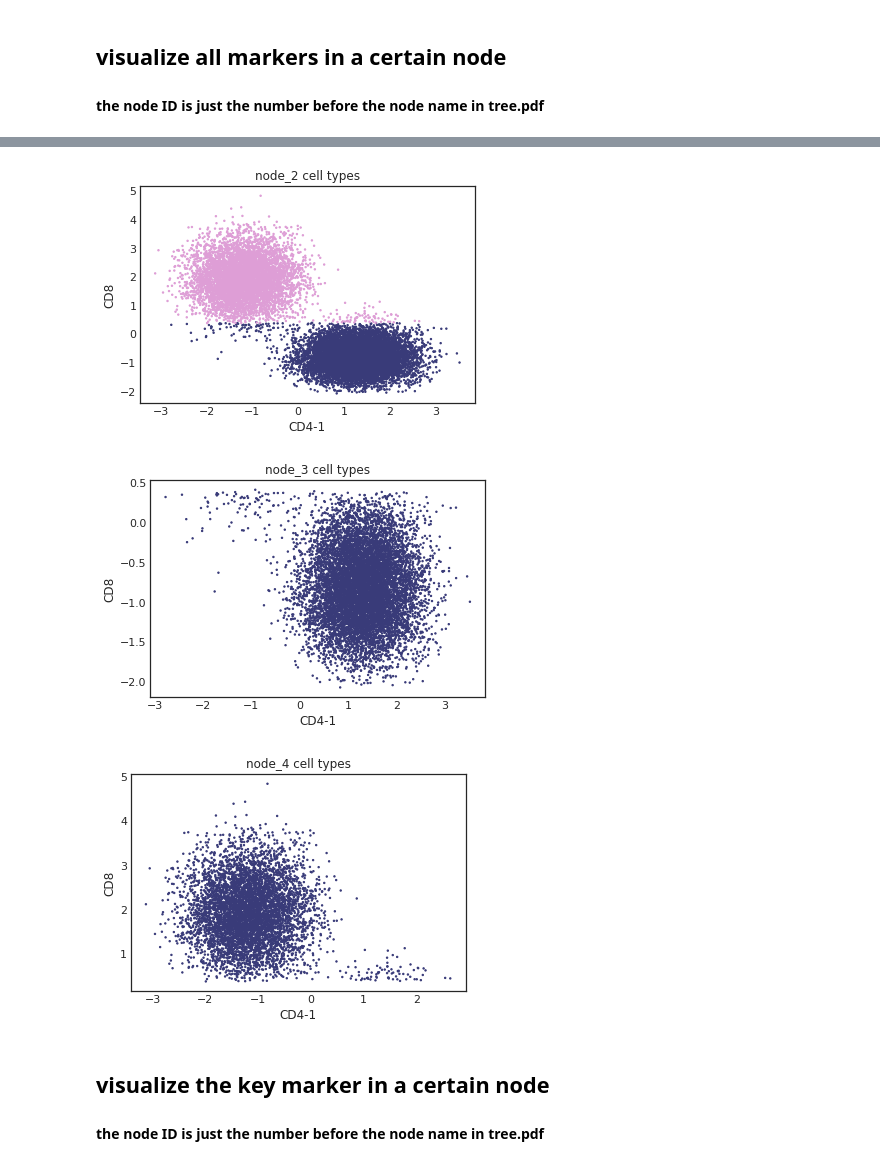
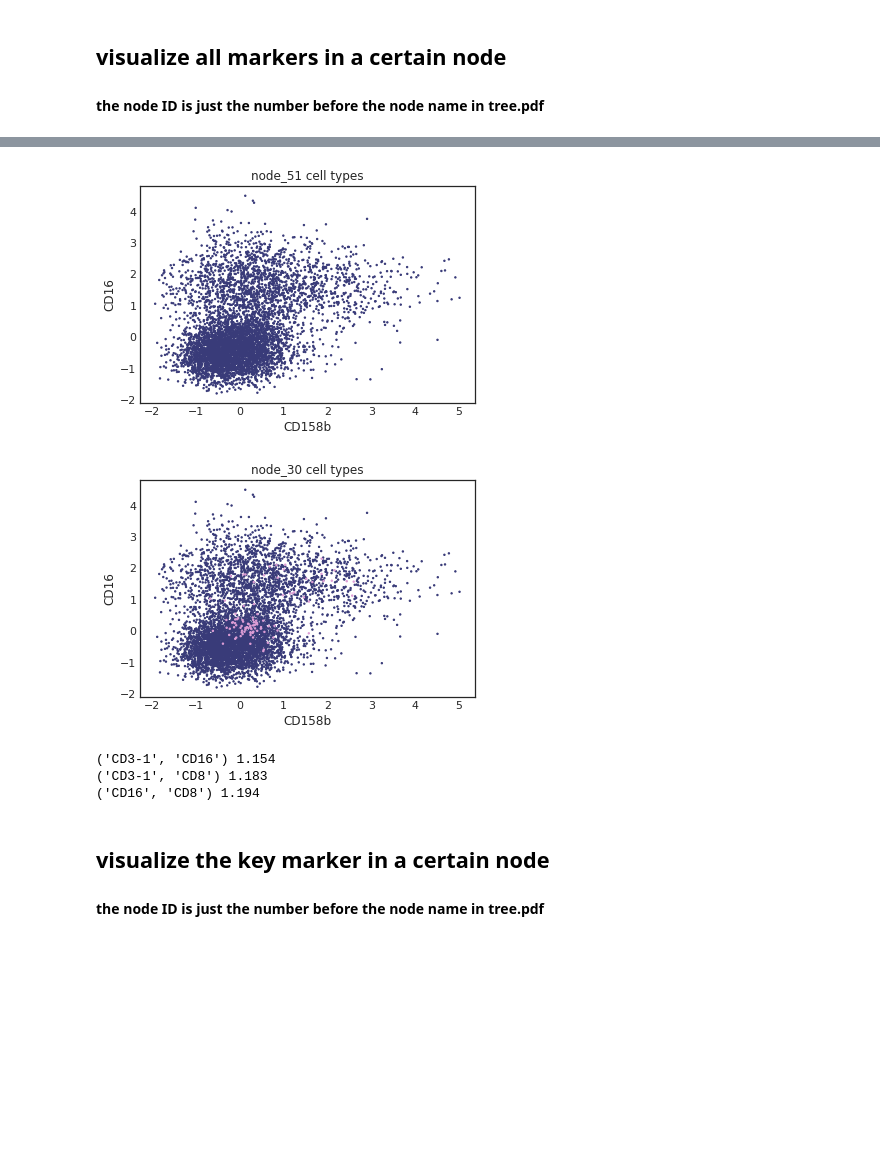
Before and after one commit to xinzhu-email/CITE-pool, a Jupyter notebook: AnalysisTutorial_.ipynb, the cells around one changed output, grey strips where cells are left out. Cells and saved outputs as stored; diff of their text form; code cells hidden in the pictures; blank space fills up the shorter version.

```diff
--- a/AnalysisTutorial_.ipynb
+++ b/AnalysisTutorial_.ipynb
@@ -38,11 +38,18 @@ traversal.plot_node_umap(data, nodeID=3)
-# %%
-traversal.plot_node_2dim_new(data, 2, 'CD4-1', 'CD8')
-traversal.plot_node_2dim_new(data, 3, 'CD4-1', 'CD8')
-traversal.plot_node_2dim_new(data, 4, 'CD4-1', 'CD8')
-# %% [output]
-[figure, removed]
-[figure, removed]
-[figure, removed]
+# %%
+traversal.plot_node_2dim_new(data, 51, 'CD158b', 'CD16')
+traversal.plot_node_2dim_new(data, 30, 'CD158b', 'CD16')
+# traversal.plot_node_2dim_new(data, 2, 'CD4-1', 'CD19')
+# %% [output]
+[figure, added]
+[figure, added]
+# %%
+score_ll = traversal.get_ll(3)
+for key,value in score_ll.items():
+    print(key,round(value,3))
+# %% [output]
+('CD3-1', 'CD16') 1.154
+('CD3-1', 'CD8') 1.183
+('CD16', 'CD8') 1.194
 # %% [markdown]
 ## visualize the key marker in a certain node
 #### the node ID is just the number before the node name in tree.pdf
```
Also changed, not shown: parts of 12 cells of this notebook, 4 other files.
